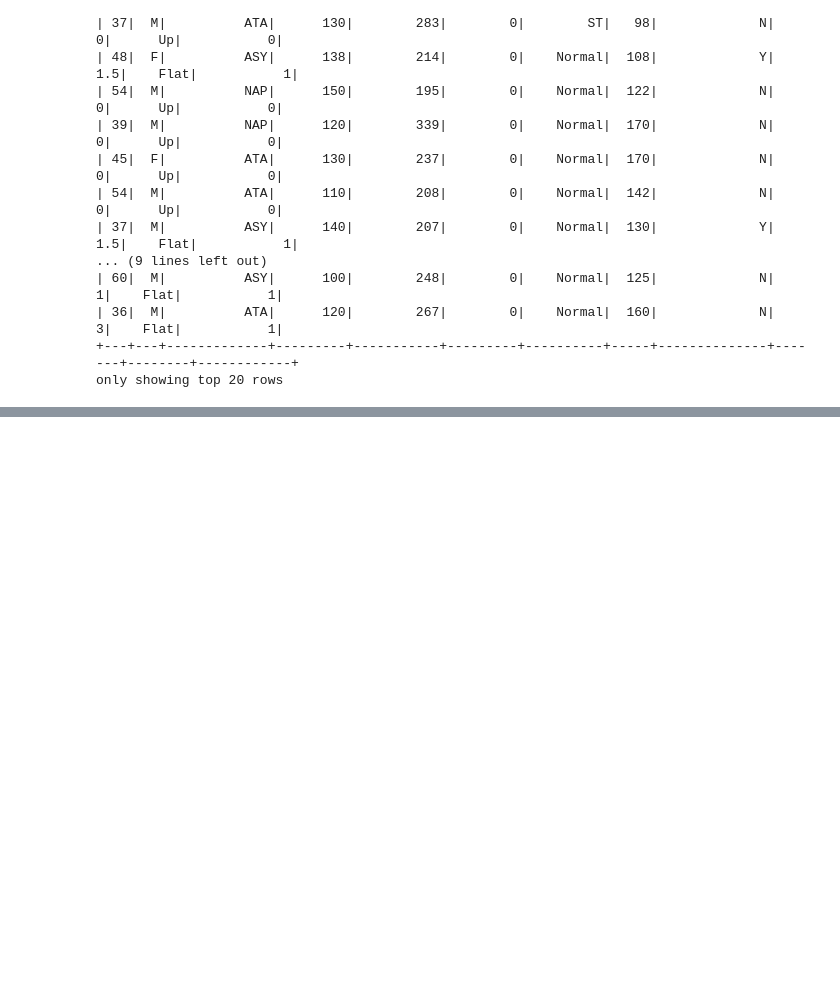
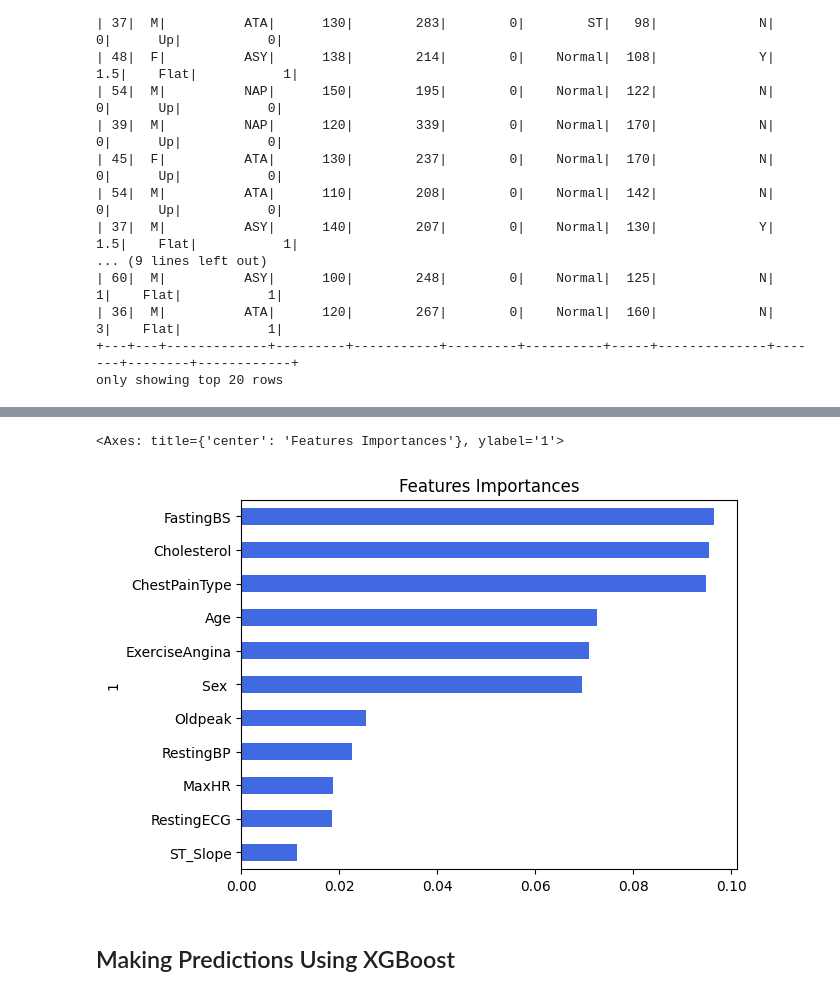
Before and after one commit to FatemaGirnary/Project_4, a Jupyter notebook: cleaned_pysparkfile.ipynb, the cells around one changed output, grey strips where cells are left out. Drawn from its saved outputs; the diff is of its cells as text; code cells hidden in the pictures; blank space fills up the shorter version.

```diff
--- a/cleaned_pysparkfile.ipynb
+++ b/cleaned_pysparkfile.ipynb
@@ -131,0 +285,3 @@ p_df.head()
+# %%
+# Fit the model to the training data
+dt_model.fit(X_train, y_train)
@@ -131,0 +319,8 @@ p_df.head()
+# %%
+from sklearn.ensemble import RandomForestClassifier
+
+# Create a random forest classifier
+rf_model = RandomForestClassifier(n_estimators=500, random_state=1)
+# %%
+# Fitting the model
+rf_model = rf_model.fit(X_train, y_train)
@@ -131,0 +358,6 @@ p_df.head()
+# %%
+# Random Forests in sklearn will automatically calculate feature importance
+feature_names = ["Age", "Sex ", "ChestPainType", "RestingBP", "Cholesterol", "FastingBS", "RestingECG", "MaxHR", "ExerciseAngina", "Oldpeak", "ST_Slope"]
+importances = rf_model.feature_importances_
+# We can sort the features by their importance
+sorted(zip(rf_model.feature_importances_, feature_names), reverse=True)
@@ -131,0 +376,13 @@ p_df.head()
+# %%
+# Visualize the features by importance
+importances_df = pd.DataFrame(sorted(zip(rf_model.feature_importances_, feature_names), reverse=True))
+importances_df.set_index(importances_df[1], inplace=True)
+importances_df.drop(columns=1, inplace=True)
+importances_df.rename(columns={0: 'Feature Importances'}, inplace=True)
+importances_sorted = importances_df.sort_values(by='Feature Importances')
+importances_sorted.plot(kind='barh', color='royalblue', title= 'Features Importances', legend=False)
+# %% [output]
+<Axes: title={'center': 'Features Importances'}, ylabel='1'>
+[figure, added]
+# %% [markdown]
+## Making Predictions Using XGBoost
```
Also changed, not shown: parts of 45 cells of this notebook.
